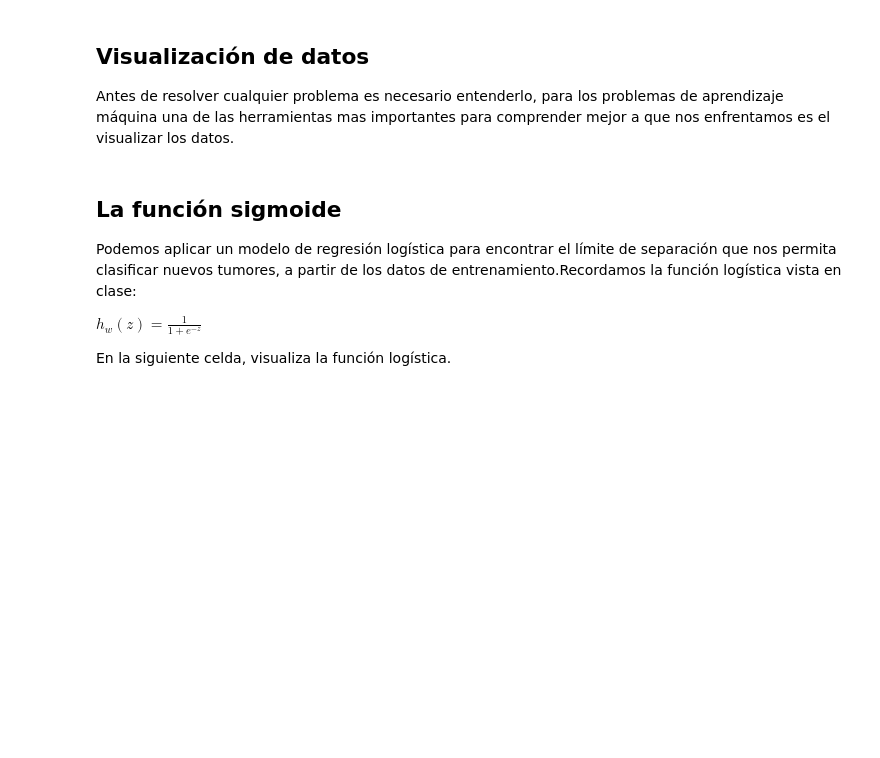
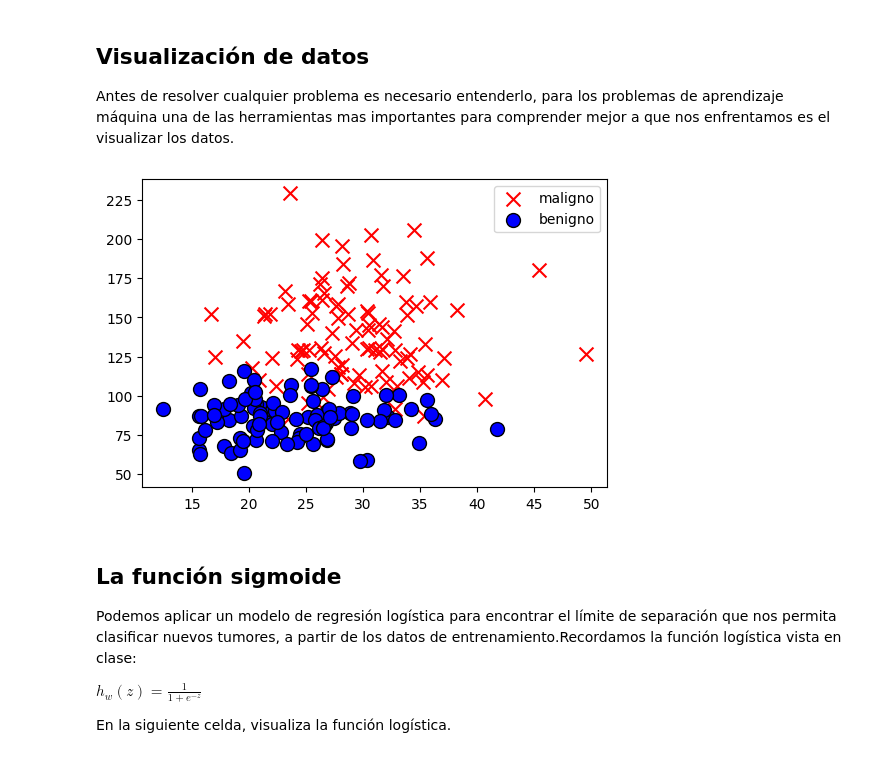
Before and after one commit to Derek-Bltrn/ML26_PXNDX_MADERO, a Jupyter notebook: src/ml26/E04_LogisticReg/logistic_regression_PXNDX.ipynb, the cells around one changed output. Saved outputs shown, nothing was run; the diff lists cells and outputs as text; code cells hidden in the pictures; blank space fills up the shorter version.

```diff
--- a/src/ml26/E04_LogisticReg/logistic_regression_PXNDX.ipynb
+++ b/src/ml26/E04_LogisticReg/logistic_regression_PXNDX.ipynb
@@ -75,36 +115,39 @@ fig, ax = plt.subplots(figsize=(6,4))
 # Pintaremos los que tienen etiqueta 0 y etiqueta 1 de distinto color
 # Muestra un máximo de dp_to_plot puntos para cada clase
 dp_to_plot = 100
 
 # Grafica los datos malignos
 malignant_entries = data_train[malignant_idcs]
 ax.scatter(
     # TODO: Ingresa los datos a graficar
     # ====== Start of solution =====
-    x=...,
-    y=...,
+    x=data_train[malignant_idcs][:dp_to_plot, 0],
+    y=data_train[malignant_idcs][:dp_to_plot, 1],
     # ====== End of solution =====
     s=100,
     color="r",
     marker="x",
     label="maligno"
 )
 
 # Grafica los datos benignos
 benign_entries = data_train[benign_idcs]
 ax.scatter(
     # TODO: Ingresa los datos a graficar
     # ====== Start of solution =====
-
+    x=data_train[benign_idcs][:dp_to_plot, 0],
+    y=data_train[benign_idcs][:dp_to_plot, 1],
     # ====== End of solution =====
     s=100,
     color="b",
     edgecolor='black',
     marker="o",
     label="benigno"
 )
 plt.legend()
 plt.show()
+# %% [output]
+[figure, added]
 # %% [markdown]
 ## La función sigmoide
 Podemos aplicar un modelo de regresión logística para encontrar el límite de separación que nos permita clasificar nuevos tumores, a partir de los datos de entrenamiento.Recordamos la función logística vista en clase:
```
Also changed, not shown: parts of 6 cells of this notebook.
